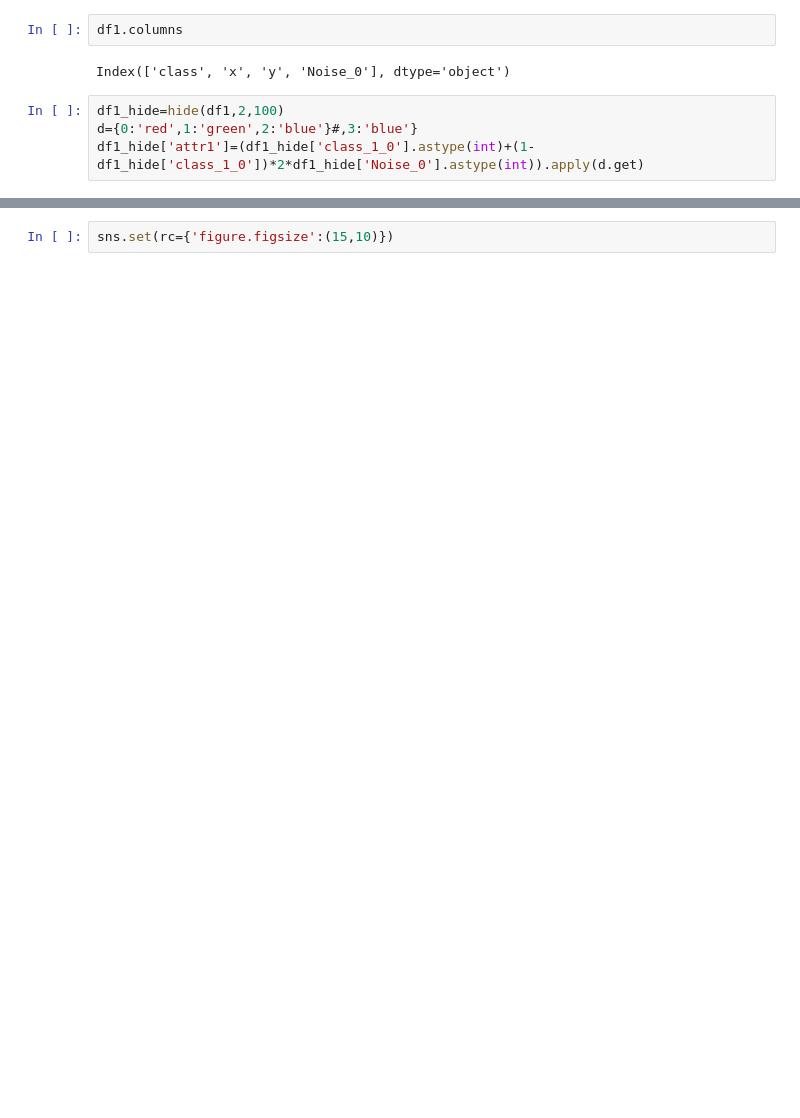
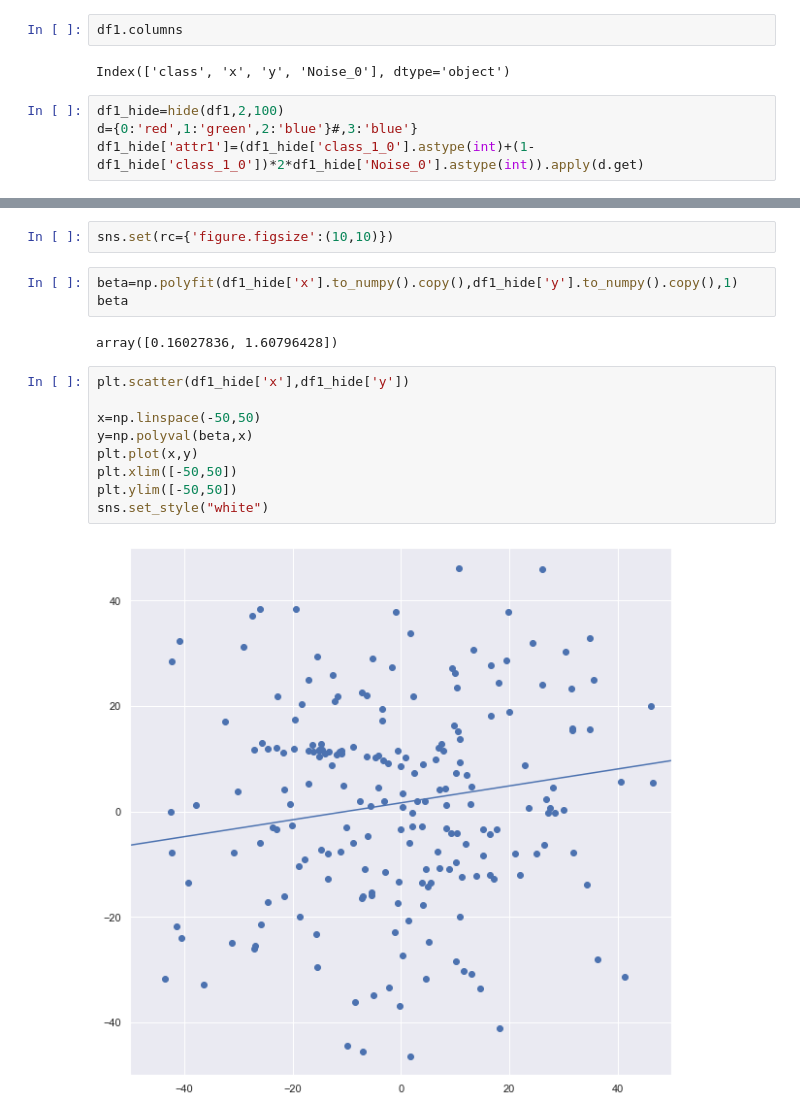
Before and after one commit to Feelx234/pyRDMM, a Jupyter notebook: scripts/show_dataset_creation.ipynb, the cells around one changed output, grey strips where cells are left out. Saved outputs shown, nothing was run; the diff lists cells and outputs as text; blank space fills up the shorter version.

```diff
--- a/scripts/show_dataset_creation.ipynb
+++ b/scripts/show_dataset_creation.ipynb
@@ -110,5 +152,21 @@ df1_hide['attr1']=(df1_hide['class_1_0'].astype(int)+(1-df1_hide['class_1_0'])*2
 # %%
-sns.set(rc={'figure.figsize':(15,10)})
+sns.set(rc={'figure.figsize':(10,10)})
+# %%
+beta=np.polyfit(df1_hide['x'].to_numpy().copy(),df1_hide['y'].to_numpy().copy(),1)
+beta
+# %% [output]
+array([0.16027836, 1.60796428])
+# %%
+plt.scatter(df1_hide['x'],df1_hide['y'])
+
+x=np.linspace(-50,50)
+y=np.polyval(beta,x)
+plt.plot(x,y)
+plt.xlim([-50,50])
+plt.ylim([-50,50])
+sns.set_style("white")
+# %% [output]
+[figure, added]
 # %%
 from itertools import product
 name1='attr1'
```
Also changed, not shown: parts of 19 cells of this notebook, 3 other files.
